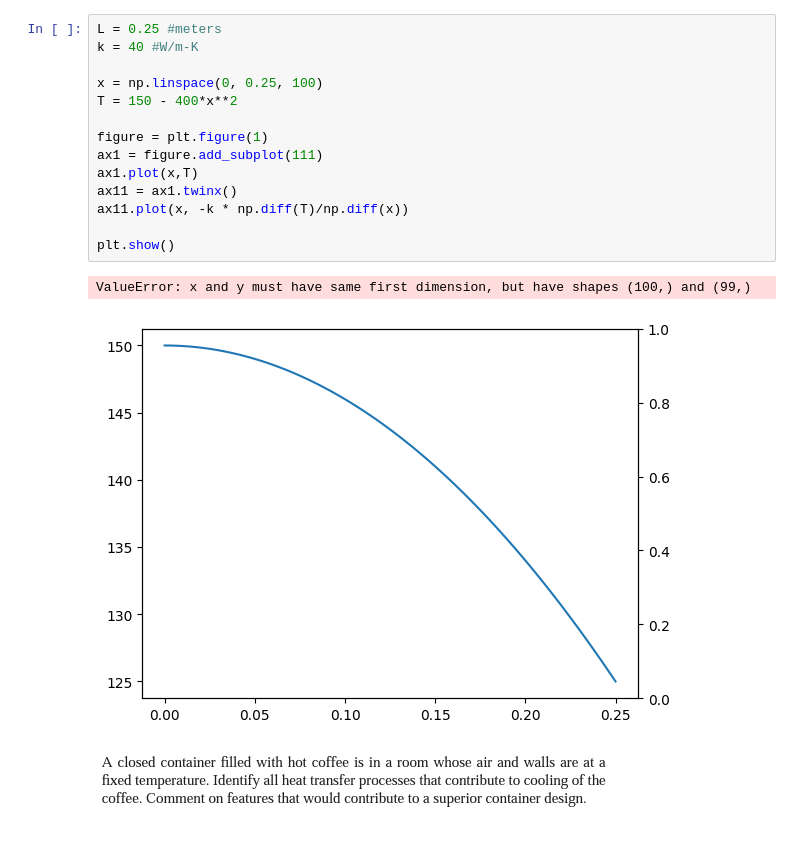
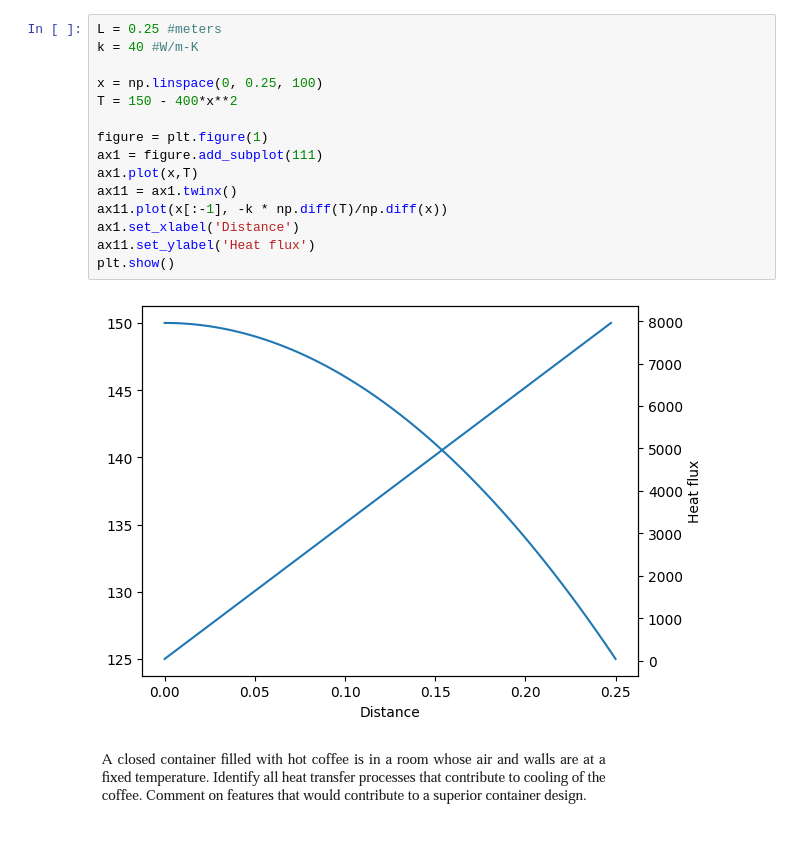
Before and after one commit to wesleykchang/Drexel-MEM-611, a Jupyter notebook: S1.ipynb, the cells around one changed output. Saved outputs shown, nothing was run; the diff lists cells and outputs as text.

```diff
--- a/S1.ipynb
+++ b/S1.ipynb
@@ -136,20 +139,20 @@ plt.show()
 # %%
 L = 0.25 #meters
 k = 40 #W/m-K
 
 x = np.linspace(0, 0.25, 100)
 T = 150 - 400*x**2
 
 figure = plt.figure(1)
 ax1 = figure.add_subplot(111)
 ax1.plot(x,T)
 ax11 = ax1.twinx()
-ax11.plot(x, -k * np.diff(T)/np.diff(x))
-
+ax11.plot(x[:-1], -k * np.diff(T)/np.diff(x))
+ax1.set_xlabel('Distance')
+ax11.set_ylabel('Heat flux')
 plt.show()
 # %% [output]
-ValueError: x and y must have same first dimension, but have shapes (100,) and (99,)
-[figure, old version]
+[figure, new version]
 # %% [markdown]
 ![image.png](attachment:image.png)
 
```
Also changed, not shown: parts of 6 cells of this notebook.
